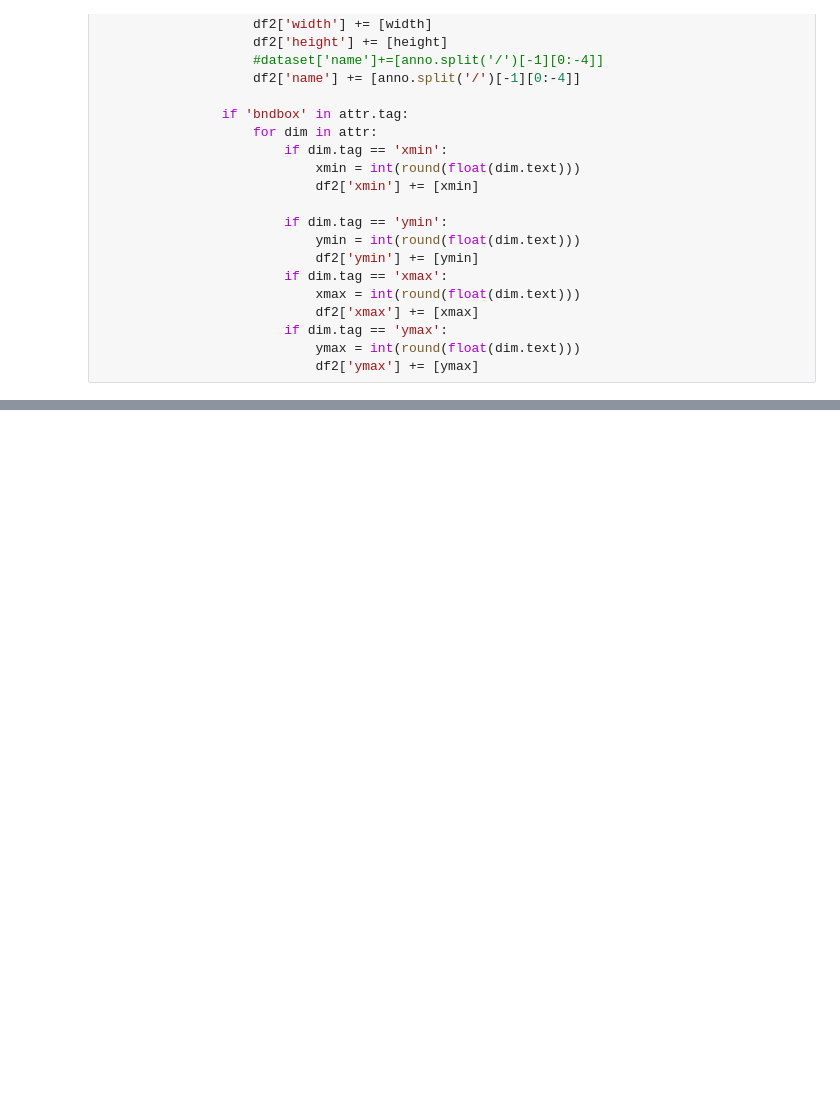
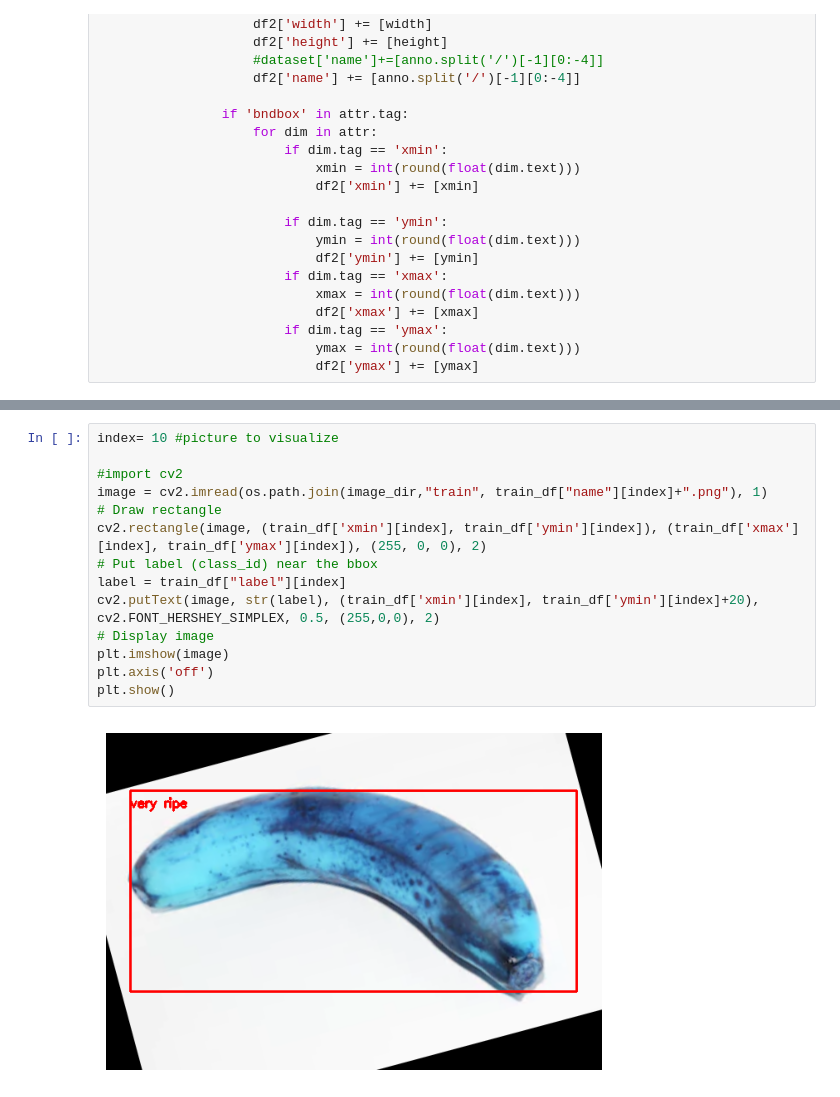
Before and after one commit to owenc8/CV_Project_freshVSrotten, a Jupyter notebook: CV_project_bananas.ipynb, the cells around one changed output, grey strips where cells are left out. Saved outputs shown, nothing was run; the diff lists cells and outputs as text; blank space fills up the shorter version.

```diff
--- a/CV_project_bananas.ipynb
+++ b/CV_project_bananas.ipynb
@@ -179,0 +216,16 @@ val_df.head()
+# %%
+index= 10 #picture to visualize
+
+#import cv2
+image = cv2.imread(os.path.join(image_dir,"train", train_df["name"][index]+".png"), 1)
+# Draw rectangle
+cv2.rectangle(image, (train_df['xmin'][index], train_df['ymin'][index]), (train_df['xmax'][index], train_df['ymax'][index]), (255, 0, 0), 2)
+# Put label (class_id) near the bbox
+label = train_df["label"][index]
+cv2.putText(image, str(label), (train_df['xmin'][index], train_df['ymin'][index]+20), cv2.FONT_HERSHEY_SIMPLEX, 0.5, (255,0,0), 2)
+# Display image
+plt.imshow(image)
+plt.axis('off')
+plt.show()
+# %% [output]
+[figure, added]
```
Also changed, not shown: parts of 20 cells of this notebook.
